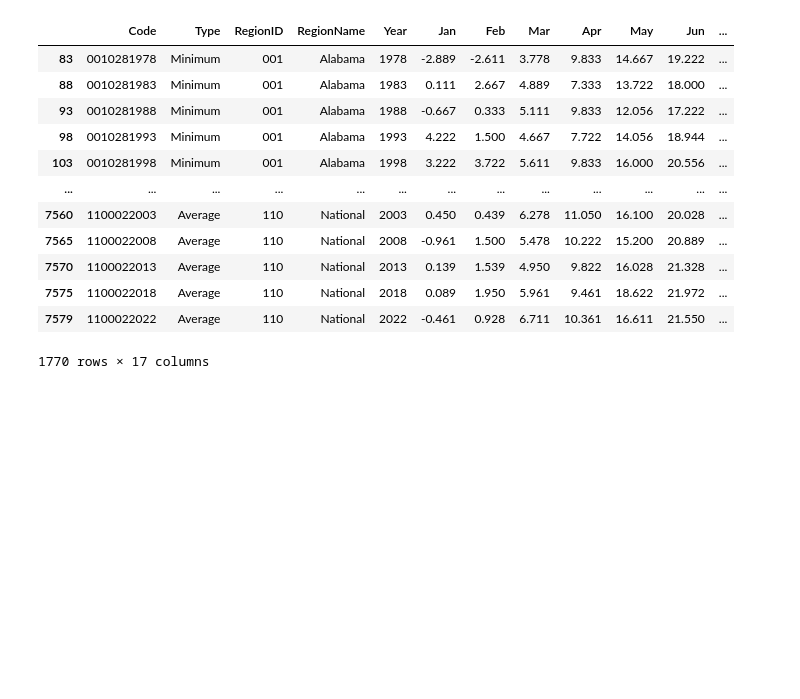
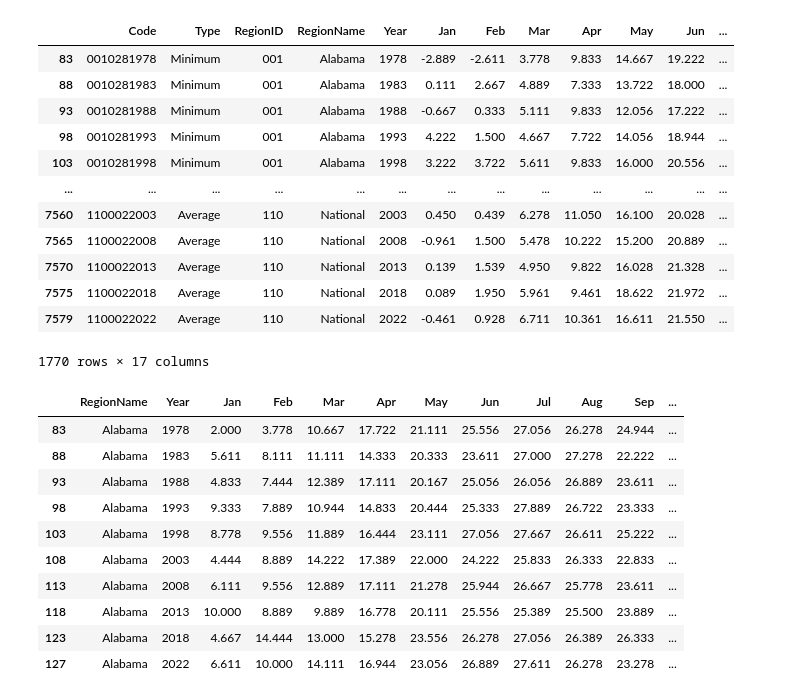
Before and after one commit to FranciscoGarcB/DataVisualization, a Jupyter notebook: Python/LineChart_RadarChart.ipynb, the cells around one changed output. Drawn from its saved outputs; the diff is of its cells as text; code cells hidden in the pictures; blank space fills up the shorter version.

```diff
--- a/Python/LineChart.ipynb
+++ b/Python/LineChart_RadarChart.ipynb
@@ -129,6 +129,23 @@ fallback
 | 7575 | 1100022018 | Average | 110 | National | 2018 | 0.089 | 1.950 | 5.961 | 9.461 | 18.622 | 21.972 | ... |
 | 7579 | 1100022022 | Average | 110 | National | 2022 | -0.461 | 0.928 | 6.711 | 10.361 | 16.611 | 21.550 | ... |
 1770 rows × 17 columns
+# %%
+radarchart = fallback.copy()
+radarchart = radarchart[radarchart['Type'] == 'Average']
+radarchart = radarchart[["RegionName","Year","Jan","Feb","Mar","Apr","May","Jun","Jul","Aug","Sep","Oct","Nov","Dec"]]
+radarchart[radarchart["RegionName"]=="Alabama"]
+# %% [output]
+|  | RegionName | Year | Jan | Feb | Mar | Apr | May | Jun | Jul | Aug | Sep | ... |
+| 83 | Alabama | 1978 | 2.000 | 3.778 | 10.667 | 17.722 | 21.111 | 25.556 | 27.056 | 26.278 | 24.944 | ... |
+| 88 | Alabama | 1983 | 5.611 | 8.111 | 11.111 | 14.333 | 20.333 | 23.611 | 27.000 | 27.278 | 22.222 | ... |
+| 93 | Alabama | 1988 | 4.833 | 7.444 | 12.389 | 17.111 | 20.167 | 25.056 | 26.056 | 26.889 | 23.611 | ... |
+| 98 | Alabama | 1993 | 9.333 | 7.889 | 10.944 | 14.833 | 20.444 | 25.333 | 27.889 | 26.722 | 23.333 | ... |
+| 103 | Alabama | 1998 | 8.778 | 9.556 | 11.889 | 16.444 | 23.111 | 27.056 | 27.667 | 26.611 | 25.222 | ... |
+| 108 | Alabama | 2003 | 4.444 | 8.889 | 14.222 | 17.389 | 22.000 | 24.222 | 25.833 | 26.333 | 22.833 | ... |
+| 113 | Alabama | 2008 | 6.111 | 9.556 | 12.889 | 17.111 | 21.278 | 25.944 | 26.667 | 25.778 | 23.611 | ... |
+| 118 | Alabama | 2013 | 10.000 | 8.889 | 9.889 | 16.778 | 20.111 | 25.556 | 25.389 | 25.500 | 23.889 | ... |
+| 123 | Alabama | 2018 | 4.667 | 14.444 | 13.000 | 15.278 | 23.556 | 26.278 | 27.056 | 26.389 | 26.333 | ... |
+| 127 | Alabama | 2022 | 6.611 | 10.000 | 14.111 | 16.944 | 23.056 | 26.889 | 27.611 | 26.278 | 23.278 | ... |
 # %%
 # Save into CSV files
 min_temps.to_csv("../datasets/min_temps.csv", index=False)
```
Also changed, not shown: parts of 1 cell of this notebook, 7 other files.
